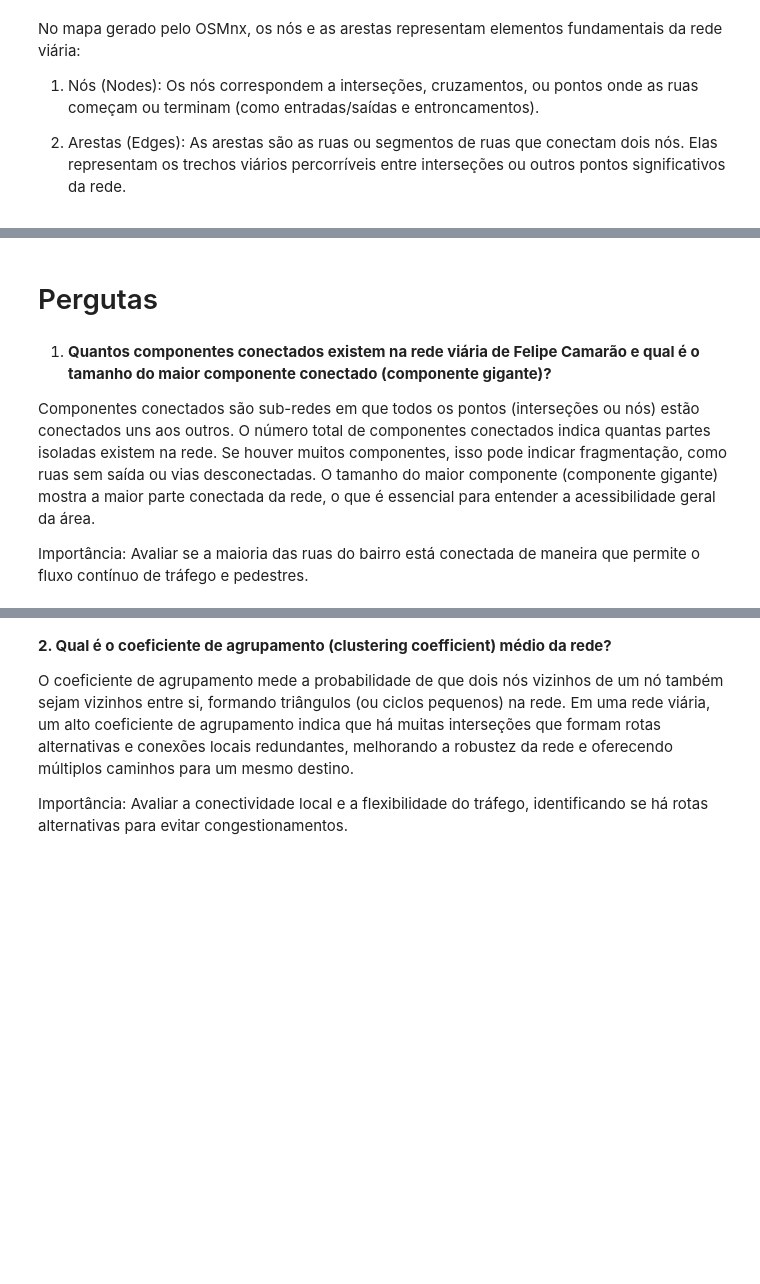
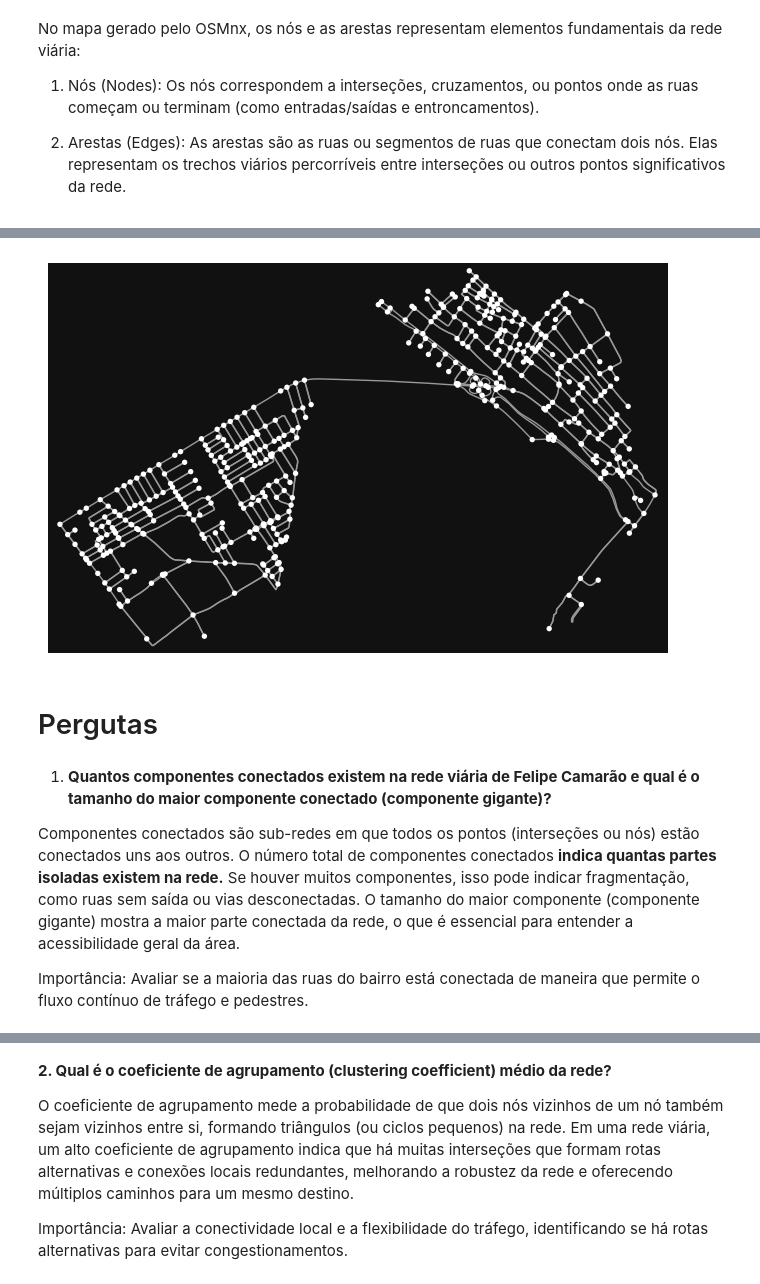
Before and after one commit to julianessantos/AED-II, a Jupyter notebook: Unidade 1/U1T4/U1T4.ipynb, the cells around one changed output, grey strips where cells are left out. Cells and saved outputs as stored; diff of their text form; code cells hidden in the pictures; blank space fills up the shorter version.

```diff
--- a/Unidade 1/U1T4/U1T4.ipynb
+++ b/Unidade 1/U1T4/U1T4.ipynb
@@ -49,3 +67,11 @@ fig, ax = ox.plot_graph(G_walk)
+# %%
+import osmnx as ox
+import matplotlib.pyplot as plt
+# Baixar a rede viária para veículos do bairro da Redinha
+G = ox.graph_from_place("Redinha, Natal, Rio Grande do Norte, Brasil", network_type="drive")
+fig, ax = ox.plot_graph(G)
+# %% [output]
+[figure, added]
 # %% [markdown]
 # Pergutas
 # %% [markdown]
@@ -53,7 +79,7 @@ fig, ax = ox.plot_graph(G_walk)
 
 
 Componentes conectados são sub-redes em que todos os pontos (interseções ou nós) estão conectados uns aos outros.
-O número total de componentes conectados indica quantas partes isoladas existem na rede. Se houver muitos componentes, isso pode indicar fragmentação, como ruas sem saída ou vias desconectadas.
+O número total de componentes conectados **indica quantas partes isoladas existem na rede.** Se houver muitos componentes, isso pode indicar fragmentação, como ruas sem saída ou vias desconectadas.
 O tamanho do maior componente (componente gigante) mostra a maior parte conectada da rede, o que é essencial para entender a acessibilidade geral da área.
 
 Importância: Avaliar se a maioria das ruas do bairro está conectada de maneira que permite o fluxo contínuo de tráfego e pedestres.
```
Also changed, not shown: parts of 12 cells of this notebook, 1 other file.
